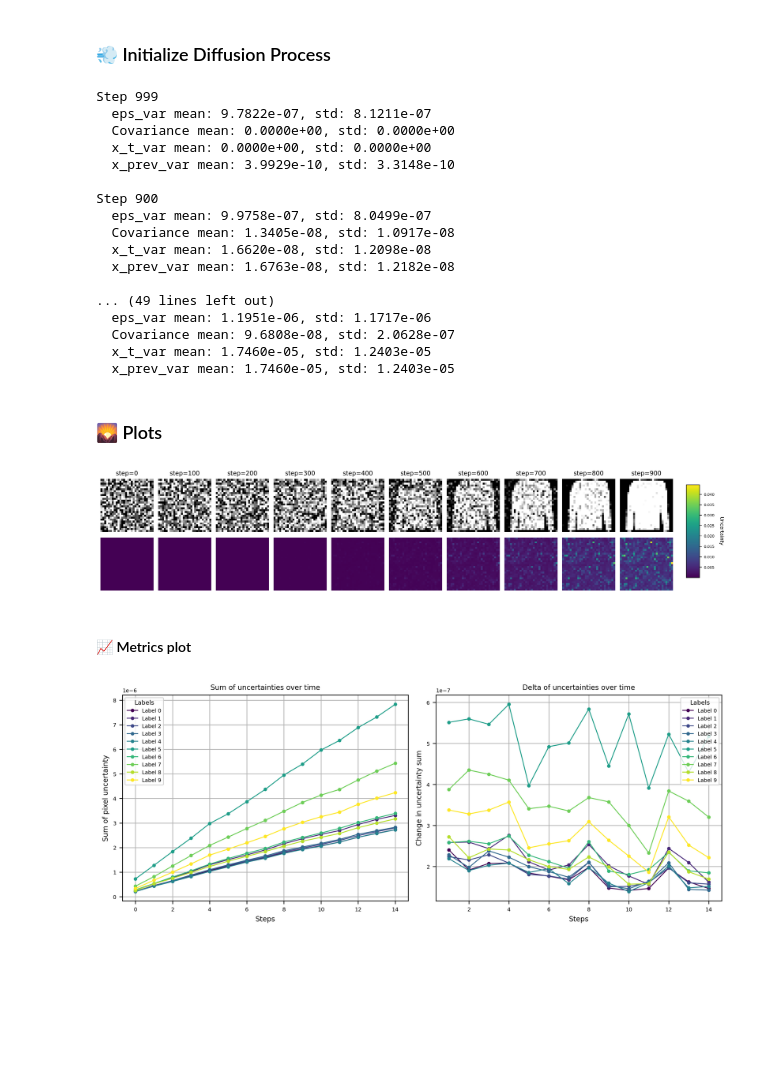
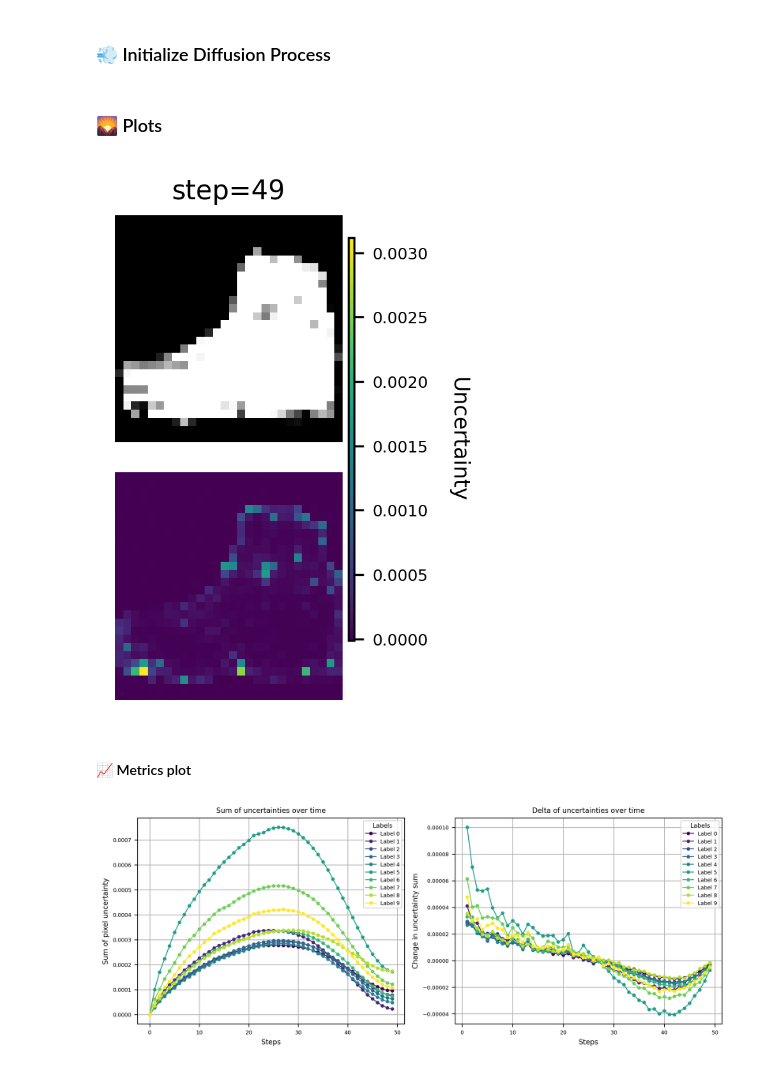
Before and after one commit to Jac-Zac/PML_DL_Final_Project, a Jupyter notebook: notebooks/notebook_llla_diff.ipynb, the cells around one changed output. Saved outputs shown, nothing was run; the diff lists cells and outputs as text; code cells hidden in the pictures; blank space fills up the shorter version.

Commit message:
Needs more thinking DDIM

```diff
--- a/notebooks/notebook_llla_diff.ipynb
+++ b/notebooks/notebook_llla_diff.ipynb
@@ -307,53 +429,47 @@ cov_num_sample = 20
 diffusion = UQDiffusion(noise_steps = total_steps, img_size=mnist_config.data.image_size, device=device)
 
 # Generate samples and uncertainty for images for different classes
+"""
 all_samples_grouped, uncertainties = diffusion.sample_with_uncertainty(
     model=laplace_model,
-    # y=torch.arange(n_samples, device=device) % num_classes,
     y=torch.arange(n_samples, device=device) % num_classes,
     cov_num_sample=cov_num_sample,
     log_intermediate=True,
 )
+"""
+ddim_steps = 50
+
+# Testing ddim
+all_samples_grouped, uncertainties = diffusion.sample_with_uncertainty_ddim(
+    model=laplace_model,
+    sampling_steps = ddim_steps,
+    y=torch.arange(n_samples, device=device) % num_classes,
+    cov_num_sample=cov_num_sample,
+    log_intermediate=True,
+)
-# %% [output]
-Step 999
-  eps_var mean: 9.7822e-07, std: 8.1211e-07
-  Covariance mean: 0.0000e+00, std: 0.0000e+00
-  x_t_var mean: 0.0000e+00, std: 0.0000e+00
-  x_prev_var mean: 3.9929e-10, std: 3.3148e-10
-
-Step 900
-  eps_var mean: 9.9758e-07, std: 8.0499e-07
-  Covariance mean: 1.3405e-08, std: 1.0917e-08
-  x_t_var mean: 1.6620e-08, std: 1.2098e-08
-  x_prev_var mean: 1.6763e-08, std: 1.2182e-08
-
-... (49 lines left out)
-  eps_var mean: 1.1951e-06, std: 1.1717e-06
-  Covariance mean: 9.6808e-08, std: 2.0628e-07
-  x_t_var mean: 1.7460e-05, std: 1.2403e-05
-  x_prev_var mean: 1.7460e-05, std: 1.2403e-05
 # %% [markdown]
 ### 🌄 Plots
 # %%
-slice_images = slice(2, 3)  # equivalent to 5:7
+slice_images = slice(9,10)
 
 # Now call the interleaved plot function
 plot_interleaved_image_uncertainty(
     images=all_samples_grouped[:, slice_images, ...],       # (T, B, C, H, W)
     uncertainties=uncertainties[:, slice_images, ...],      # (T, B, C, H, W)
     # images=all_samples_grouped,       # (T, B, C, H, W)
     # uncertainties=uncertainties,      # (T, B, C, H, W)
     save_path=os.path.join(save_dir, "interleaved_grid.png"),
-    timesteps=list(range(0, total_steps, 100)),
-    # timesteps=[900],
+    # timesteps=list(range(0, total_steps, 10)),
+    # timesteps=list(range(0, ddim_steps + 1, 5)),
+    timesteps=[49],
     uq_cmp="viridis",                 # Or "grey" or other matplotlib colormap
 )
 
 # Display samples grid images and uncertainty
 out_path_img = os.path.join(save_dir, "interleaved_grid.png")
 display(Image.open(out_path_img))
 # %% [output]
-[figure, old version]
+[figure, new version]
 # %% [markdown]
 #### 📈 Metrics plot
 # %%
@@ -375,12 +491,13 @@ plt.rcParams.update({
 
 # Slice the first tensor dimension to only take every 50
 plot_uncertainty_metric(
-    uncertainties[:15, ...],
+    # uncertainties[:, :5, ...],
+    uncertainties[:, :, ...],
     metrics=["sum", "delta"],  # list of metrics
     # save_path=None
 )
 # %% [output]
-[figure, old version]
+[figure, new version]
 # %%
 # Slice the first tensor dimension to only take every 50
 plot_uncertainty_metric(
```
Also changed, not shown: parts of 2 cells of this notebook, 1 other file.
